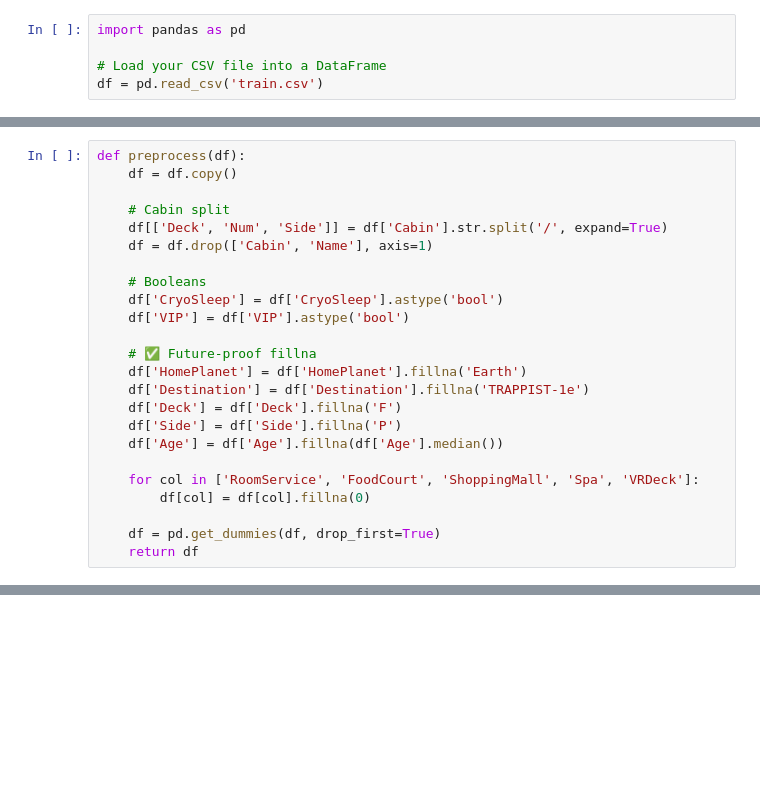
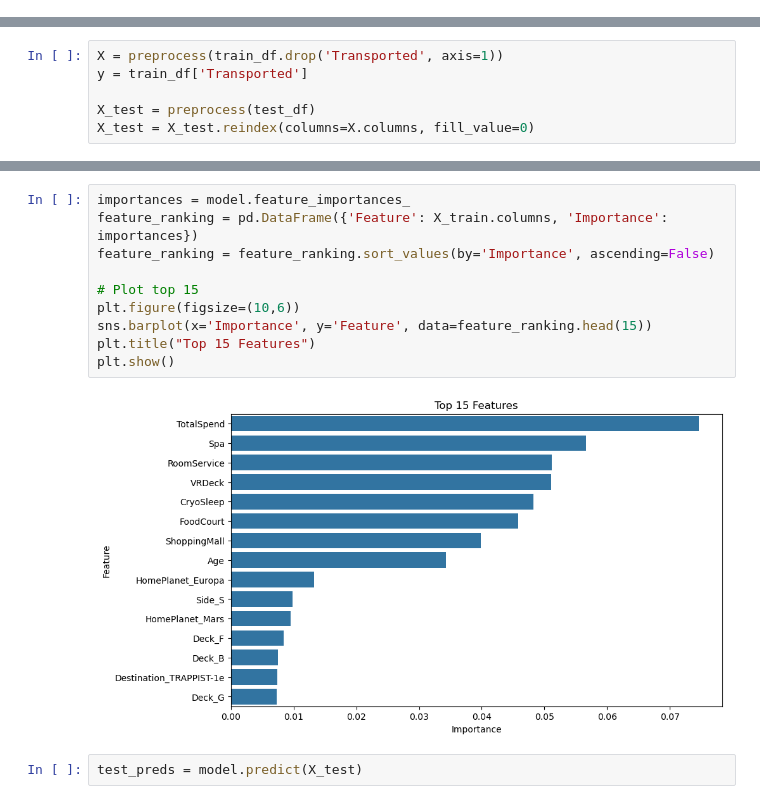
Before and after one commit to Debby-25/Spaceship, a Jupyter notebook: kag.ipynb, the cells around one changed output, grey strips where cells are left out. Drawn from its saved outputs; the diff is of its cells as text; blank space fills up the shorter version.

```diff
--- a/kag.ipynb
+++ b/kag.ipynb
@@ -259,5 +0,0 @@ def preprocess(df):
-# %%
-import pandas as pd
-
-# Load your CSV file into a DataFrame
-df = pd.read_csv('train.csv')
@@ -292,24 +0,0 @@ X_train, X_val, y_train, y_val = train_test_split(X, y, test_size=0.2, random_st
-# %%
-def preprocess(df):
-    df = df.copy()
-
-    # Cabin split
-    df[['Deck', 'Num', 'Side']] = df['Cabin'].str.split('/', expand=True)
-    df = df.drop(['Cabin', 'Name'], axis=1)
-
-    # Booleans
-    df['CryoSleep'] = df['CryoSleep'].astype('bool')
-    df['VIP'] = df['VIP'].astype('bool')
-
-    # ✅ Future-proof fillna
-    df['HomePlanet'] = df['HomePlanet'].fillna('Earth')
-    df['Destination'] = df['Destination'].fillna('TRAPPIST-1e')
-    df['Deck'] = df['Deck'].fillna('F')
-    df['Side'] = df['Side'].fillna('P')
-    df['Age'] = df['Age'].fillna(df['Age'].median())
-
-    for col in ['RoomService', 'FoodCourt', 'ShoppingMall', 'Spa', 'VRDeck']:
-        df[col] = df[col].fillna(0)
-
-    df = pd.get_dummies(df, drop_first=True)
-    return df
@@ -495,0 +72,6 @@ joblib.dump(top_features, 'spaceship_columns_reduced.pkl', compress=3)
+# %%
+X = preprocess(train_df.drop('Transported', axis=1))
+y = train_df['Transported']
+
+X_test = preprocess(test_df)
+X_test = X_test.reindex(columns=X.columns, fill_value=0)
@@ -495,0 +99,14 @@ joblib.dump(top_features, 'spaceship_columns_reduced.pkl', compress=3)
+# %%
+importances = model.feature_importances_
+feature_ranking = pd.DataFrame({'Feature': X_train.columns, 'Importance': importances})
+feature_ranking = feature_ranking.sort_values(by='Importance', ascending=False)
+
+# Plot top 15
+plt.figure(figsize=(10,6))
+sns.barplot(x='Importance', y='Feature', data=feature_ranking.head(15))
+plt.title("Top 15 Features")
+plt.show()
+# %% [output]
+[figure, added]
+# %%
+test_preds = model.predict(X_test)
```
Also changed, not shown: parts of 39 cells of this notebook, 2 other files.
